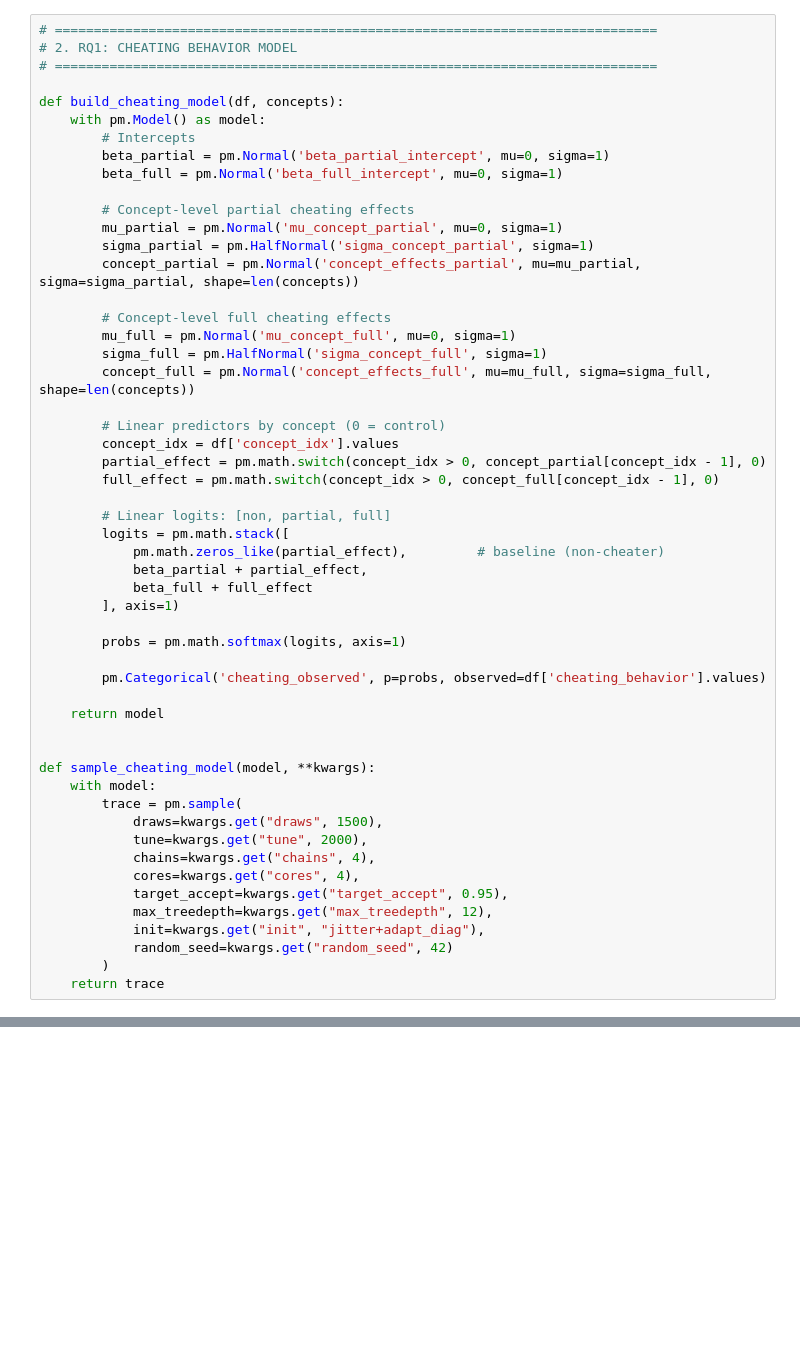
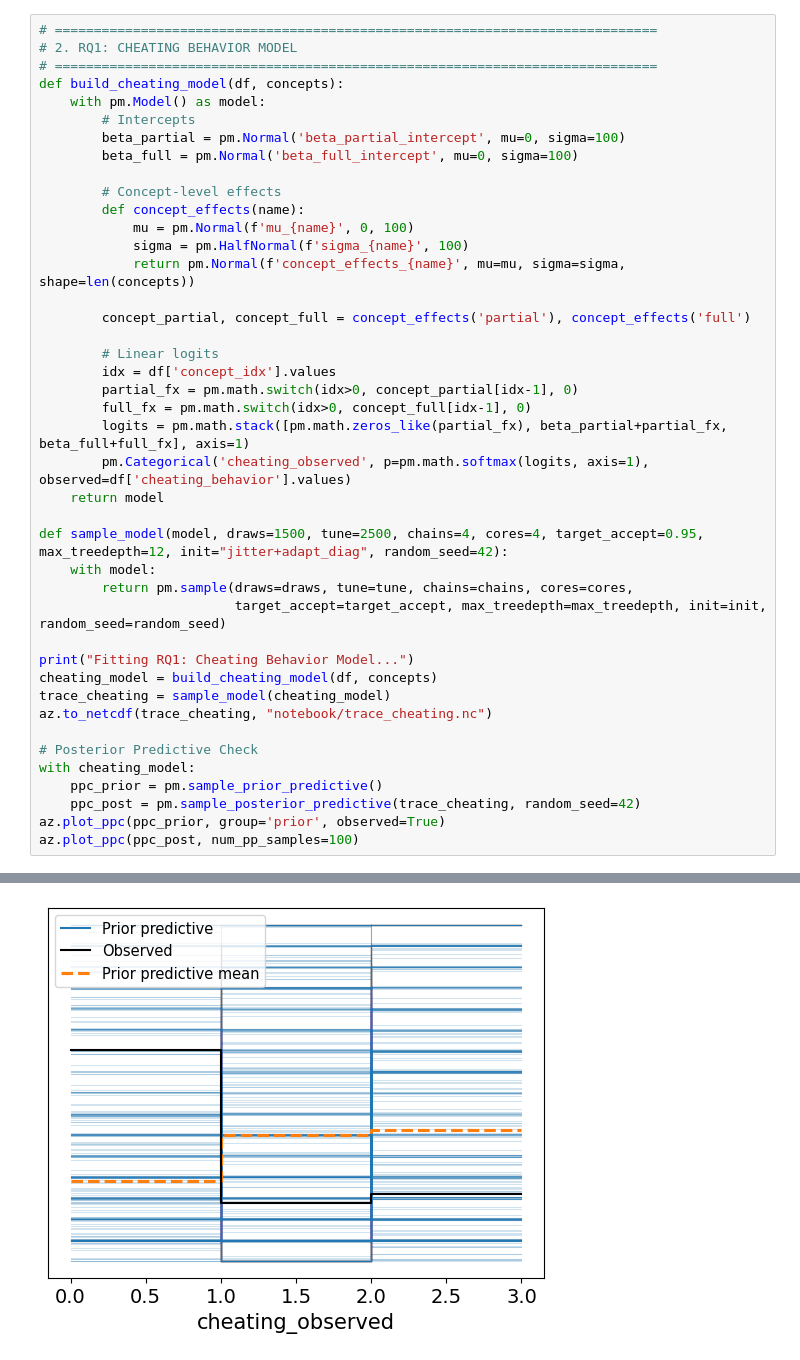
Before and after one commit to svdpmukherjee/game-behavior-intervention-study, a Jupyter notebook: game-behavior-analytics/data_analysis_notebook/notebook/RQ1.ipynb, the cells around one changed output, grey strips where cells are left out. Saved outputs shown, nothing was run; the diff lists cells and outputs as text; blank space fills up the shorter version.

```diff
--- a/game-behavior-analytics/data_analysis_notebook/notebook/RQ1.ipynb
+++ b/game-behavior-analytics/data_analysis_notebook/notebook/RQ1.ipynb
@@ -85,52 +65,42 @@ Non-cheater: 63.3%, Partial: 17.5%, Full: 19.1%
 # =============================================================================
 # 2. RQ1: CHEATING BEHAVIOR MODEL
 # =============================================================================
-
 def build_cheating_model(df, concepts):
     with pm.Model() as model:
         # Intercepts
-        beta_partial = pm.Normal('beta_partial_intercept', mu=0, sigma=1)
-        beta_full = pm.Normal('beta_full_intercept', mu=0, sigma=1)
+        beta_partial = pm.Normal('beta_partial_intercept', mu=0, sigma=100)
+        beta_full = pm.Normal('beta_full_intercept', mu=0, sigma=100)
 
-        # Concept-level partial cheating effects
-        mu_partial = pm.Normal('mu_concept_partial', mu=0, sigma=1)
-        sigma_partial = pm.HalfNormal('sigma_concept_partial', sigma=1)
-        concept_partial = pm.Normal('concept_effects_partial', mu=mu_partial, sigma=sigma_partial, shape=len(concepts))
+        # Concept-level effects
+        def concept_effects(name):
+            mu = pm.Normal(f'mu_{name}', 0, 100)
+            sigma = pm.HalfNormal(f'sigma_{name}', 100)
+            return pm.Normal(f'concept_effects_{name}', mu=mu, sigma=sigma, shape=len(concepts))
 
-        # Concept-level full cheating effects
-        mu_full = pm.Normal('mu_concept_full', mu=0, sigma=1)
-        sigma_full = pm.HalfNormal('sigma_concept_full', sigma=1)
-        concept_full = pm.Normal('concept_effects_full', mu=mu_full, sigma=sigma_full, shape=len(concepts))
+        concept_partial, concept_full = concept_effects('partial'), concept_effects('full')
 
-        # Linear predictors by concept (0 = control)
-        concept_idx = df['concept_idx'].values
-        partial_effect = pm.math.switch(concept_idx > 0, concept_partial[concept_idx - 1], 0)
-        full_effect = pm.math.switch(concept_idx > 0, concept_full[concept_idx - 1], 0)
-
-        # Linear logits: [non, partial, full]
-        logits = pm.math.stack([
-            pm.math.zeros_like(partial_effect),         # baseline (non-cheater)
-            beta_partial + partial_effect,
-            beta_full + full_effect
-        ], axis=1)
-
-        probs = pm.math.softmax(logits, axis=1)
-
-        pm.Categorical('cheating_observed', p=probs, observed=df['cheating_behavior'].values)
-
+        # Linear logits
+        idx = df['concept_idx'].values
+        partial_fx = pm.math.switch(idx>0, concept_partial[idx-1], 0)
+        full_fx = pm.math.switch(idx>0, concept_full[idx-1], 0)
+        logits = pm.math.stack([pm.math.zeros_like(partial_fx), beta_partial+partial_fx, beta_full+full_fx], axis=1)
+        pm.Categorical('cheating_observed', p=pm.math.softmax(logits, axis=1), observed=df['cheating_behavior'].values)
     return model
 
+def sample_model(model, draws=1500, tune=2500, chains=4, cores=4, target_accept=0.95, max_treedepth=12, init="jitter+adapt_diag", random_seed=42):
+    with model:
+        return pm.sample(draws=draws, tune=tune, chains=chains, cores=cores,
+                         target_accept=target_accept, max_treedepth=max_treedepth, init=init, random_seed=random_seed)
 
-def sample_cheating_model(model, **kwargs):
-    with model:
-        trace = pm.sample(
-            draws=kwargs.get("draws", 1500),
-            tune=kwargs.get("tune", 2000),
-            chains=kwargs.get("chains", 4),
-            cores=kwargs.get("cores", 4),
-            target_accept=kwargs.get("target_accept", 0.95),
-            max_treedepth=kwargs.get("max_treedepth", 12),
-            init=kwargs.get("init", "jitter+adapt_diag"),
-            random_seed=kwargs.get("random_seed", 42)
-        )
-    return trace
+print("Fitting RQ1: Cheating Behavior Model...")
+cheating_model = build_cheating_model(df, concepts)
+trace_cheating = sample_model(cheating_model)
+az.to_netcdf(trace_cheating, "notebook/trace_cheating.nc")
+
+# Posterior Predictive Check
+with cheating_model:
+    ppc_prior = pm.sample_prior_predictive()
+    ppc_post = pm.sample_posterior_predictive(trace_cheating, random_seed=42)
+az.plot_ppc(ppc_prior, group='prior', observed=True)
+az.plot_ppc(ppc_post, num_pp_samples=100)
+# %% [output]
@@ -136,0 +122 @@ def sample_cheating_model(model, **kwargs):
+[figure, added]
```
Also changed, not shown: parts of 15 cells of this notebook, 2 other files.
